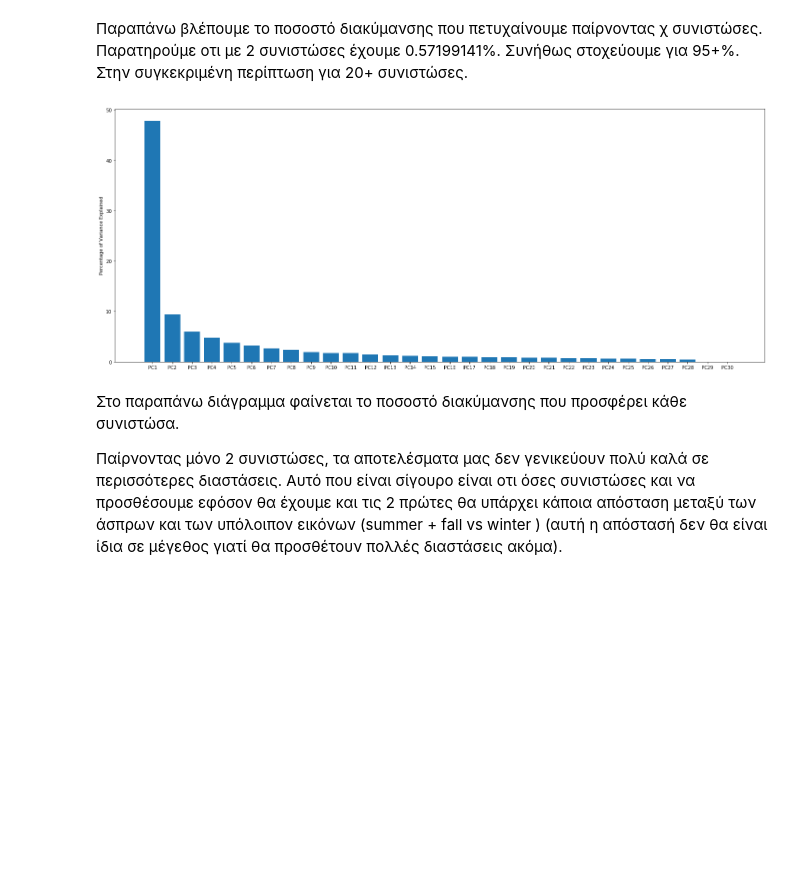
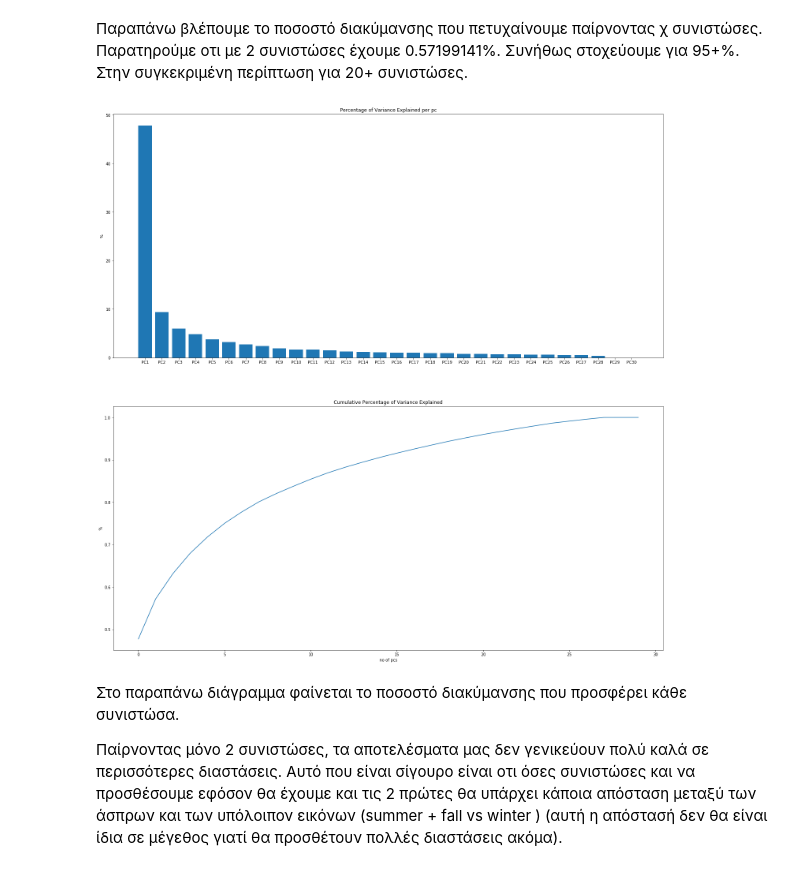
Before and after one commit to stratos1st/machine_learning_2020, a Jupyter notebook: Untitled.ipynb, the cells around one changed output. Drawn from its saved outputs; the diff is of its cells as text; code cells hidden in the pictures; blank space fills up the shorter version.

```diff
--- a/Untitled.ipynb
+++ b/Untitled.ipynb
@@ -90,14 +90,22 @@ print(pca.explained_variance_ratio_.cumsum())
 # %%
 # Percentage of Variance graph
 # https://www.youtube.com/watch?v=Lsue2gEM9D0
+plt.rcParams['figure.figsize'] = [25, 25]
+plt.subplot(2, 1, 1)
 per_var = np.round(pca.explained_variance_ratio_* 100, decimals=1)
 xtags = ['PC' + str(x) for x in range(1, len(per_var)+1)]
-plt.rcParams['figure.figsize'] = [25, 10]
 plt.bar(x=range(1,len(per_var)+1), height=per_var, tick_label=xtags)
-plt.ylabel('Percentage of Variance Explained')
+plt.title('Percentage of Variance Explained per pc')
+plt.ylabel('%')
+
+plt.subplot(2, 1, 2)
+plt.plot(pca.explained_variance_ratio_.cumsum())
+plt.title('Cumulative Percentage of Variance Explained')
+plt.ylabel('%')
+plt.xlabel('no of pcs')
 plt.show()
 # %% [output]
-[figure, old version]
+[figure, new version]
 # %% [markdown]
 Στο παραπάνω διάγραμμα φαίνεται το ποσοστό διακύμανσης που προσφέρει κάθε συνιστώσα.
 
```
Also changed, not shown: parts of 6 cells of this notebook.
